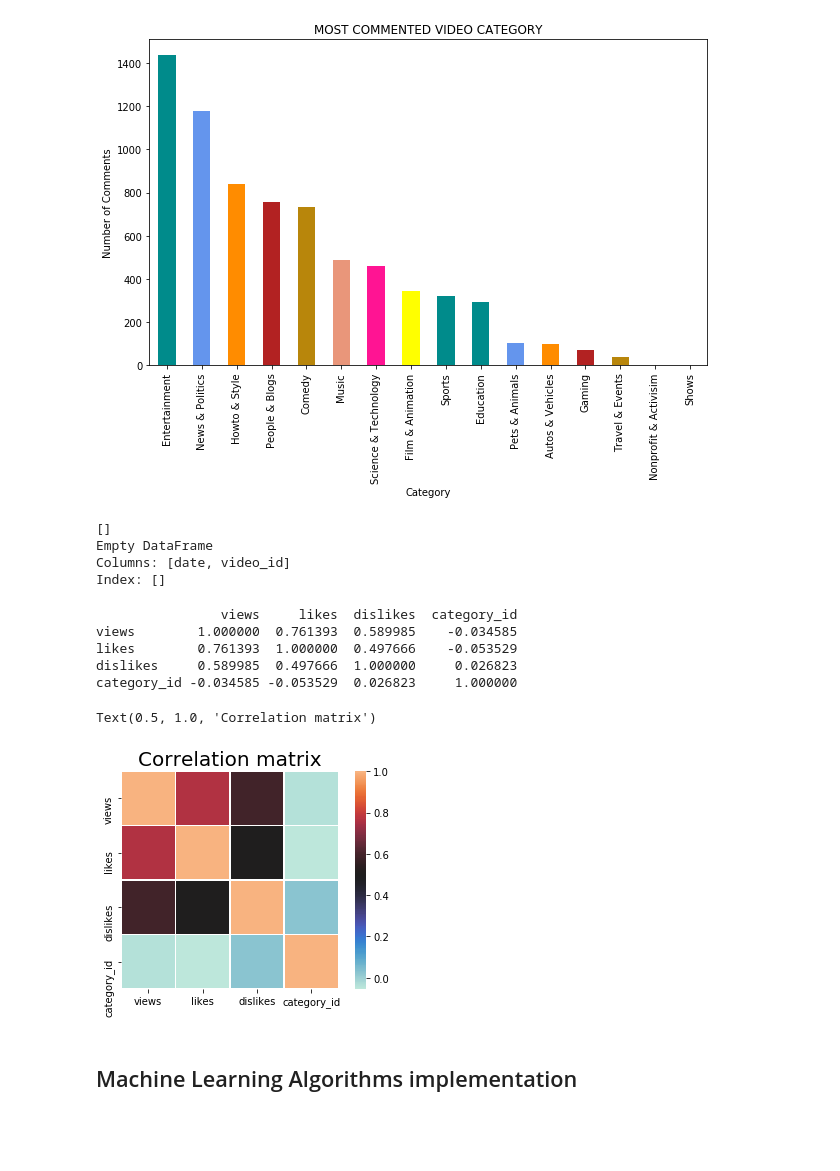
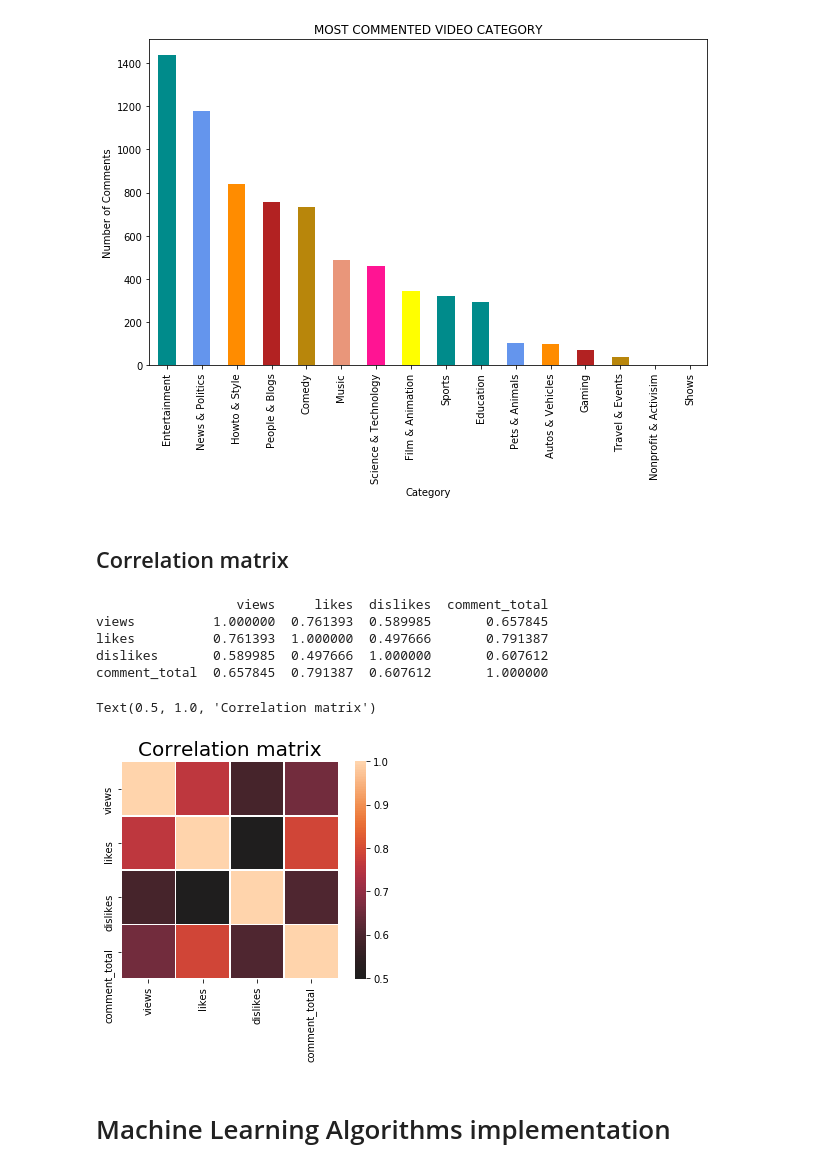
Before and after one commit to singhamanraj/Capstone-Project, a Jupyter notebook: YouTube_Likes_Prediction.ipynb, the cells around one changed output. Drawn from its saved outputs; the diff is of its cells as text; code cells hidden in the pictures; blank space fills up the shorter version.

```diff
--- a/YouTube_Likes_Prediction.ipynb
+++ b/YouTube_Likes_Prediction.ipynb
@@ -486,32 +508,3 @@ plt.title('MOST COMMENTED VIDEO CATEGORY')
 'colors' is being deprecated. Please use 'color'instead of 'colors'
 Text(0.5, 1.0, 'MOST COMMENTED VIDEO CATEGORY')
 [figure]
-# %%
-vid_check = video_data[['video_id', 'date']].copy().groupby('date', as_index = False).count()
-vid_check.columns = ['Dates', 'Videos per date']
-#print(vid_check.head())
-
-#print(video_data['date'])
-# dataframes for
-dates_per_id = video_data[['video_id', 'date']].groupby('video_id', as_index = False).count()
-#print(dates_per_id)
-dates_per_vids = dates_per_id.groupby('date', as_index = False).count()
-#print(dates_per_vids)
-
-dates_per_vids.columns = ['Quantity of dates per video', 'Quantity of videos in a date group']
-max_days = max(dates_per_vids['Quantity of dates per video'].values)
-#print(max_days)
-
-
-
-sept_13_id = video_data.loc[video_data['date'] == date(2017,9,13), 'video_id'].tolist()
-print(sept_13_id)    #'2017-09-13'
-sept_13 = video_data.loc[video_data['video_id'].isin(sept_13_id), ['video_id', 'date']]
-
-sept_13 = sept_13.groupby('date', as_index=False).count()
-print(sept_13)
-# %% [output]
-[]
-Empty DataFrame
-Columns: [date, video_id]
-Index: []
@@ -564,19 +511,21 @@ def quick_insight(df, country, color):
+# %% [markdown]
+## Correlation matrix
 # %%
-corr_us = video_data.loc[:,['views', 'likes', 'dislikes','category_id']].corr()
+corr_us = video_data.loc[:,['views', 'likes', 'dislikes','comment_total']].corr()
 print(corr_us)
 
 ax1 = sns.heatmap(corr_us, vmax=1, center=0.5, square=True, linewidths=.5)
 ax1.set_title('Correlation matrix', fontsize=20)
 # %% [output]
-                views     likes  dislikes  category_id
-views        1.000000  0.761393  0.589985    -0.034585
-likes        0.761393  1.000000  0.497666    -0.053529
-dislikes     0.589985  0.497666  1.000000     0.026823
-category_id -0.034585 -0.053529  0.026823     1.000000
+                  views     likes  dislikes  comment_total
+views          1.000000  0.761393  0.589985       0.657845
+likes          0.761393  1.000000  0.497666       0.791387
+dislikes       0.589985  0.497666  1.000000       0.607612
+comment_total  0.657845  0.791387  0.607612       1.000000
 Text(0.5, 1.0, 'Correlation matrix')
-[figure, old version]
+[figure, new version]
 # %% [markdown]
-## Machine Learning Algorithms implementation
+# Machine Learning Algorithms implementation
 # %%
 video_data.to_csv('cleaned_video_data.csv')
 # %%
```
Also changed, not shown: parts of 59 cells of this notebook.
